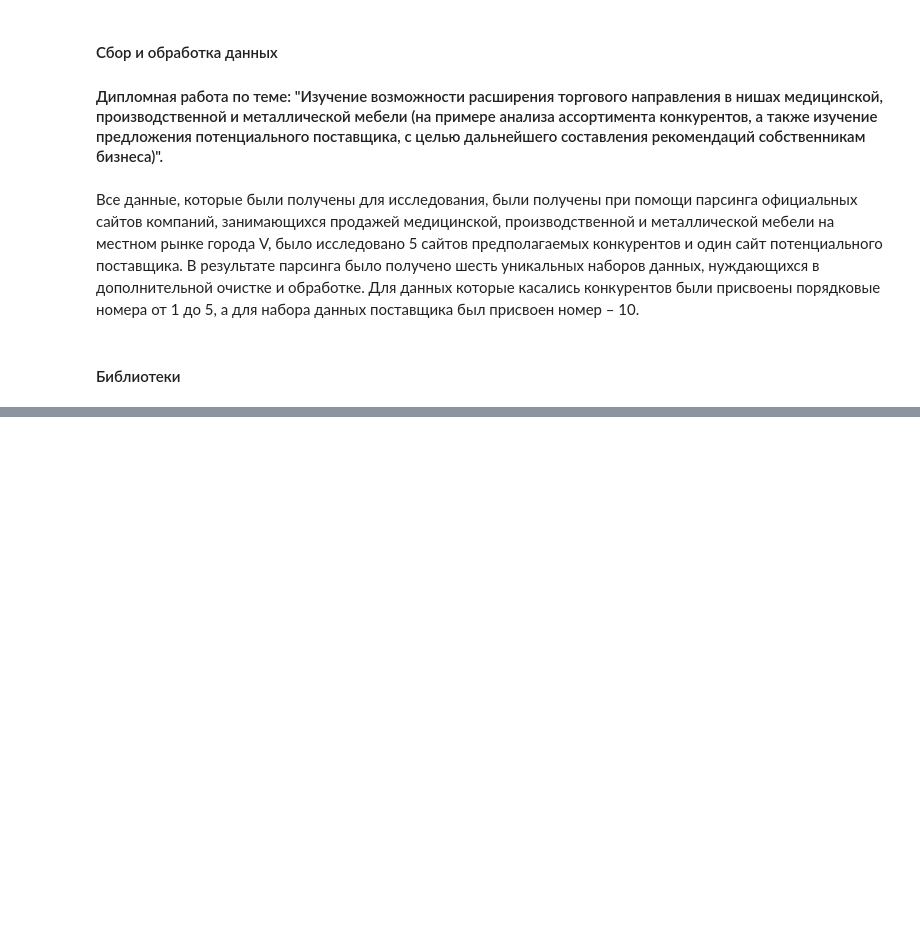
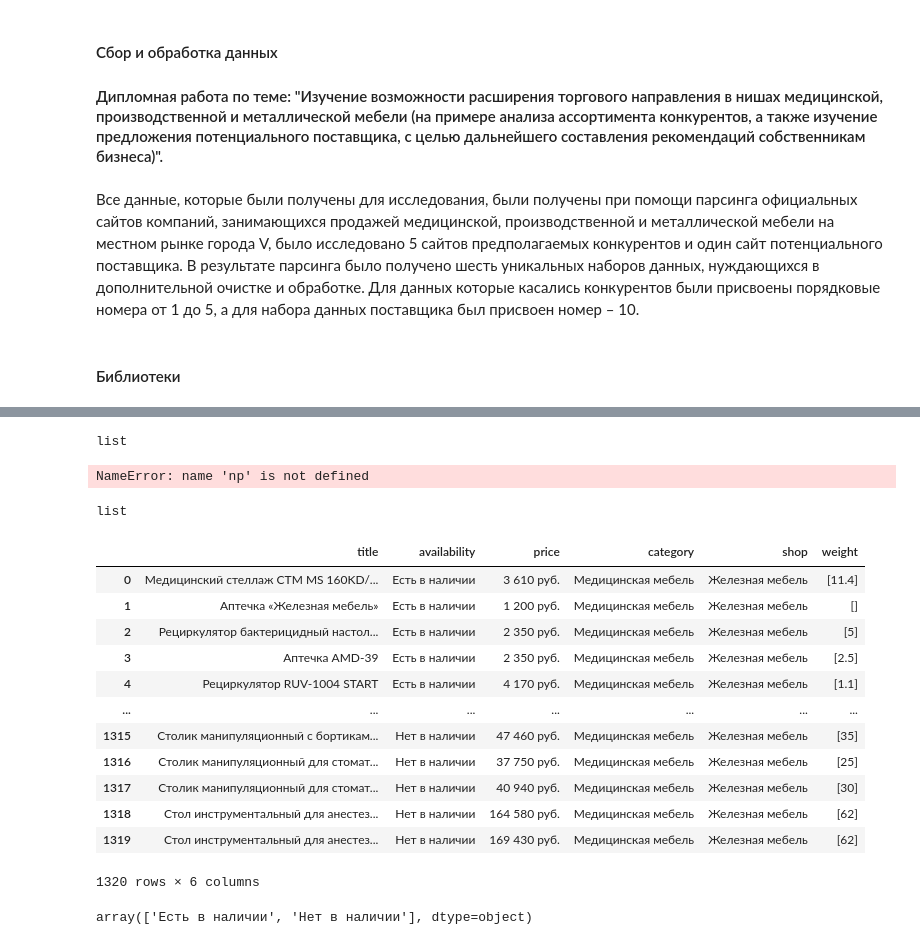
Before and after one commit to VissZyCrain/DIPLOMA_Tuchin_A_M, a Jupyter notebook: Data collection and processing.ipynb, the cells around one changed output, grey strips where cells are left out. Saved outputs shown, nothing was run; the diff lists cells and outputs as text; code cells hidden in the pictures; blank space fills up the shorter version.

```diff
--- a/Data collection and processing.ipynb
+++ b/Data collection and processing.ipynb
@@ -81,0 +330,10 @@ NameError: name 'res_full' is not defined
+# %%
+# Weight
+#re_weight = r'(?<=кг:)([\s\S]+?)(?=[\n])'
+
+def weight(param):
+    weight = re.findall(r'(?<=кг: )([\s\S]+?)(?=[\n])', param)
+    return weight
+# %%
+df_medecinskaya_mebel['weight'] = df_medecinskaya_mebel['description'].apply(weight)
+df_medecinskaya_mebel.head()
@@ -81,0 +347,45 @@ NameError: name 'res_full' is not defined
+# %%
+#смотрим тип данных колонки вес
+type(df_medecinskaya_mebel['weight'][0])
+# %% [output]
+list
+# %%
+#переводим в строки знаечния колонки weight
+def list_weight_to_float(param):
+    if param != []:
+        float_param = float(param[0])
+    else:
+        float_param = np.nan
+    return float_param
+# %%
+df_medecinskaya_mebel['weight'] = df_medecinskaya_mebel['weight'].apply(list_weight_to_float)
+df_medecinskaya_mebel.head()
+# %% [output]
+NameError: name 'np' is not defined
+# %%
+#смотрим тип данных колонки вес после преобр
+type(df_medecinskaya_mebel['weight'][0])
+# %% [output]
+list
+# %%
+#удаляем ненужные колонки
+df_medecinskaya_mebel = df_medecinskaya_mebel.drop(['description', 'size'], axis=1)
+df_medecinskaya_mebel
+# %% [output]
+|  | title | availability | price | category | shop | weight |
+| 0 | Медицинский стеллаж СТМ MS 160KD/... | Есть в наличии | 3 610 руб. | Медицинская мебель | Железная мебель | [11.4] |
+| 1 | Аптечка «Железная мебель» | Есть в наличии | 1 200 руб. | Медицинская мебель | Железная мебель | [] |
+| 2 | Рециркулятор бактерицидный настол... | Есть в наличии | 2 350 руб. | Медицинская мебель | Железная мебель | [5] |
+| 3 | Аптечка AMD-39 | Есть в наличии | 2 350 руб. | Медицинская мебель | Железная мебель | [2.5] |
+| 4 | Рециркулятор RUV-1004 START | Есть в наличии | 4 170 руб. | Медицинская мебель | Железная мебель | [1.1] |
+| ... | ... | ... | ... | ... | ... | ... |
+| 1315 | Столик манипуляционный с бортикам... | Нет в наличии | 47 460 руб. | Медицинская мебель | Железная мебель | [35] |
+| 1316 | Столик манипуляционный для стомат... | Нет в наличии | 37 750 руб. | Медицинская мебель | Железная мебель | [25] |
+| 1317 | Столик манипуляционный для стомат... | Нет в наличии | 40 940 руб. | Медицинская мебель | Железная мебель | [30] |
+| 1318 | Стол инструментальный для анестез... | Нет в наличии | 164 580 руб. | Медицинская мебель | Железная мебель | [62] |
+| 1319 | Стол инструментальный для анестез... | Нет в наличии | 169 430 руб. | Медицинская мебель | Железная мебель | [62] |
+1320 rows × 6 columns
+# %%
+df_medecinskaya_mebel['availability'].unique()
+# %% [output]
+array(['Есть в наличии', 'Нет в наличии'], dtype=object)
```
Also changed, not shown: parts of 58 cells of this notebook, 2 other files.
